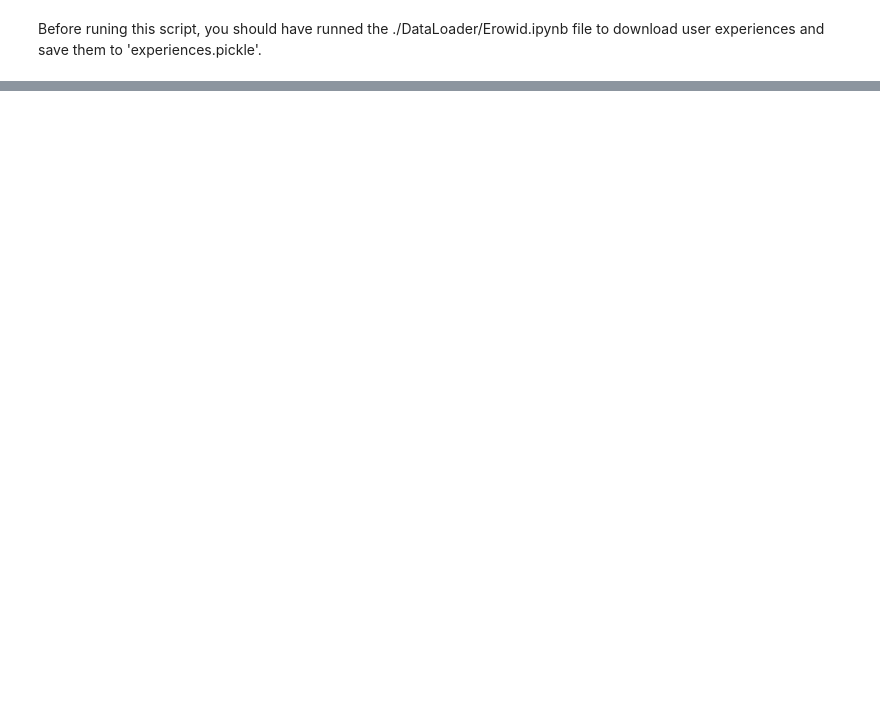
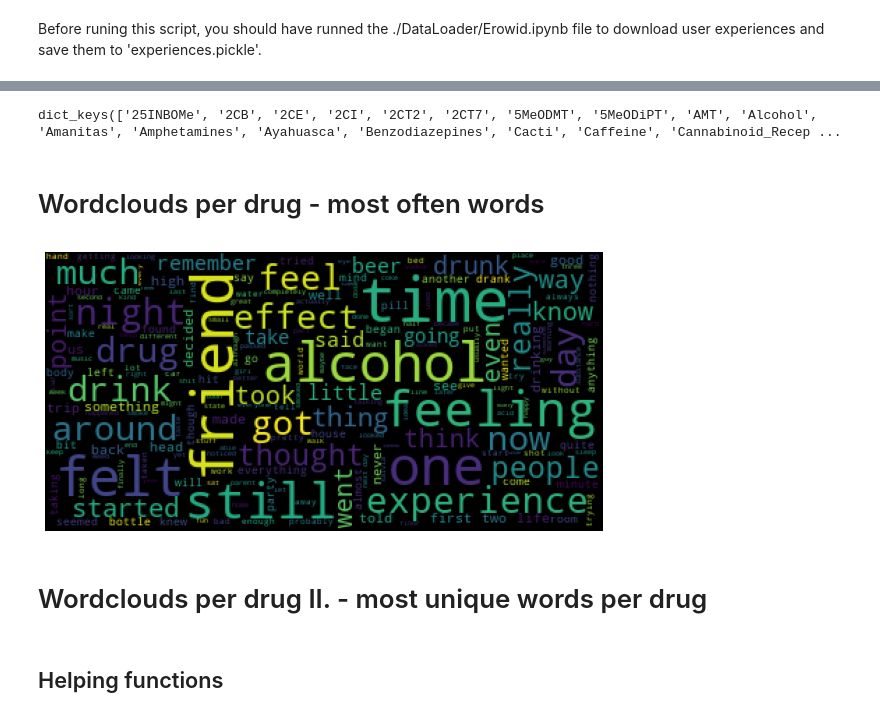
Before and after one commit to cilacal/Psynalisis, a Jupyter notebook: data_exploration.ipynb, the cells around one changed output, grey strips where cells are left out. Drawn from its saved outputs; the diff is of its cells as text; code cells hidden in the pictures; blank space fills up the shorter version.

```diff
--- a/data_exploration.ipynb
+++ b/data_exploration.ipynb
@@ -18,5 +19,14 @@ len(contents['Alcohol'])
 # %%
-experiences = {}
-counts = {}
-for drug in contents.keys():
-    experiences[drug] = [' '.join([exp["text"] for exp in contents[drug]]), len(contents[drug])]
+def getExperiences(contents, separately = False):
+    experiences = {}
+    counts = {}
+
+    if separately:
+        for drug in contents.keys():
+            experiences[drug] = [exp["text"] for exp in contents[drug]]
+
+    if not separately:
+        for drug in contents.keys():
+            experiences[drug] = ' '.join([exp["text"] for exp in contents[drug]])
+
+    return experiences
@@ -24,0 +33,31 @@ joined = [' '.join([text['text'] for text in drug]) for drug in contents.values(
+# %%
+experiencesAll = getExperiences(contents, separately = False)
+experiencesSep = getExperiences(contents, separately = True)
+# %%
+experiencesAll.keys()
+# %% [output]
+dict_keys(['25INBOMe', '2CB', '2CE', '2CI', '2CT2', '2CT7', '5MeODMT', '5MeODiPT', 'AMT', 'Alcohol', 'Amanitas', 'Amphetamines', 'Ayahuasca', 'Benzodiazepines', 'Cacti', 'Caffeine', 'Cannabinoid_Recep ...
+# %% [markdown]
+# Wordclouds per drug - most often words
+# %%
+def plotCloud(experiencesAll, drug, makePlot = False):
+    wordcloud = WordCloud(max_font_size=45, relative_scaling=0.5).generate(experiencesAll[drug])
+    plt.ioff()
+
+    plt.figure(figsize = (10,10))
+    plt.imshow(wordcloud)
+    plt.axis("off")
+
+    if makePlot:
+        plt.show()
+        return
+    plt.ion()
+    return plt
+# %%
+plotCloud(experiencesAll, "Alcohol").show()
+# %% [output]
+[figure, added]
+# %% [markdown]
+# Wordclouds per drug II. - most unique words per drug
+# %% [markdown]
+## Helping functions
```
Also changed, not shown: parts of 34 cells of this notebook, 1 other file.
